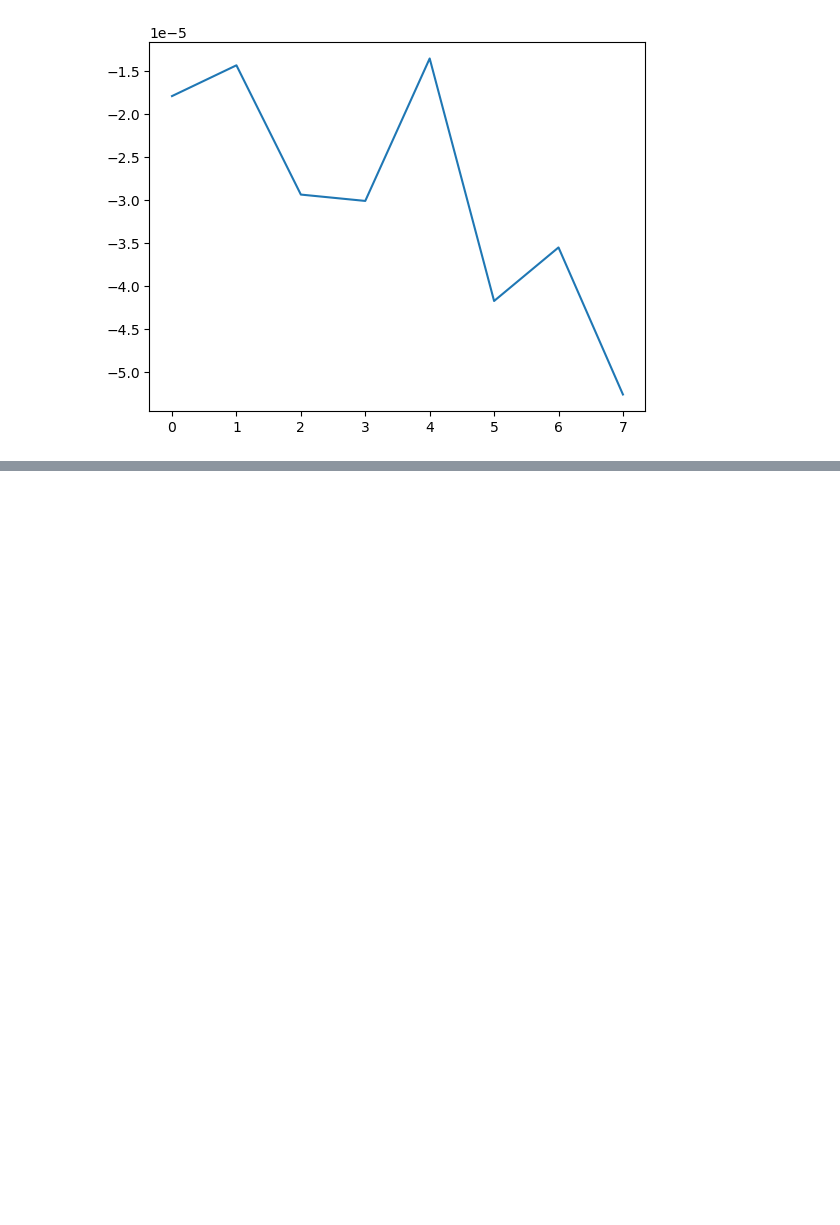
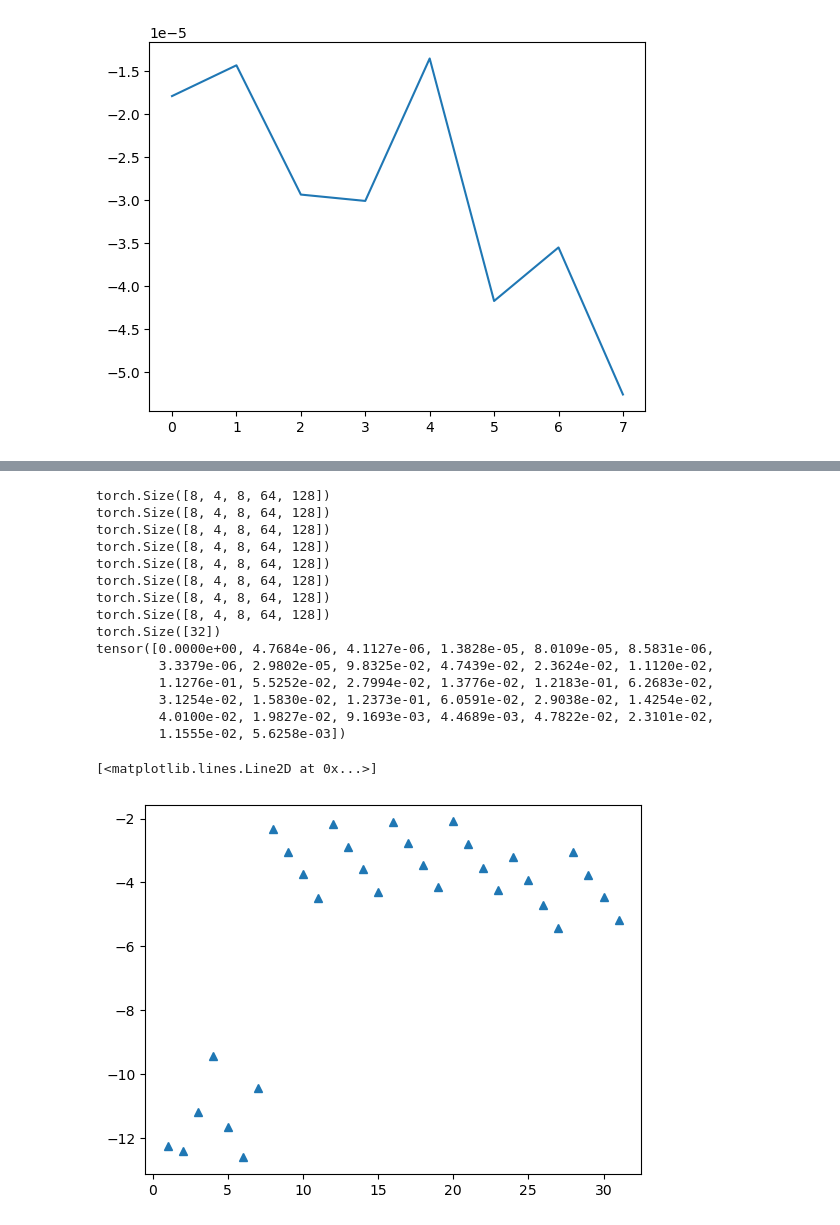
Before and after one commit to state-spaces/mamba, a Jupyter notebook: tests.ipynb, the cells around one changed output, grey strips where cells are left out. Saved outputs shown, nothing was run; the diff lists cells and outputs as text; code cells hidden in the pictures; blank space fills up the shorter version.

```diff
--- a/tests.ipynb
+++ b/tests.ipynb
@@ -326,0 +346,30 @@ plt.plot(ser_dict['passed_states'][0].sum(dim=(2,3,4))[1,:]-ser_dict['repassed_s
+# %%
+import matplotlib.pyplot as plt
+dist_dict['repassed_states4'] = [pass_states(dist_dict['dA_cumsum'][0],dist_dict['states'][0])[0].cpu()]
+for dA_cumsum, state, final_state in zip(dist_dict['dA_cumsum'][1:],dist_dict['states'][1:],dist_dict['updated_final_states']):
+    dist_dict['repassed_states4'].append(pass_states(dA_cumsum, state, final_state)[0].cpu())
+print(torch.concat(dist_dict['repassed_states4'], dim=1).sum(dim=(2,3,4))[1,:].shape)
+print((ser_dict['passed_states'][0].sum(dim=(2,3,4))[1,:]-torch.concat(dist_dict['repassed_states4'], dim=1).sum(dim=(2,3,4))[1,:]).abs())
+#plt.figure()
+#plt.title('serial vs chunked 8 gpu - reinit final states')
+plt.plot((ser_dict['passed_states'][0].sum(dim=(2,3,4))[1,:]-torch.concat(dist_dict['repassed_states4'], dim=1).sum(dim=(2,3,4))[1,:]).abs(),'^')
+#vlines = range(0,32,4)
+#plt.vlines(vlines,-0.00001,0.00001,'r',alpha=0.2)
+# %% [output]
+torch.Size([8, 4, 8, 64, 128])
+torch.Size([8, 4, 8, 64, 128])
+torch.Size([8, 4, 8, 64, 128])
+torch.Size([8, 4, 8, 64, 128])
+torch.Size([8, 4, 8, 64, 128])
+torch.Size([8, 4, 8, 64, 128])
+torch.Size([8, 4, 8, 64, 128])
+torch.Size([8, 4, 8, 64, 128])
+torch.Size([32])
+tensor([0.0000e+00, 4.7684e-06, 4.1127e-06, 1.3828e-05, 8.0109e-05, 8.5831e-06,
+        3.3379e-06, 2.9802e-05, 9.8325e-02, 4.7439e-02, 2.3624e-02, 1.1120e-02,
+        1.1276e-01, 5.5252e-02, 2.7994e-02, 1.3776e-02, 1.2183e-01, 6.2683e-02,
+        3.1254e-02, 1.5830e-02, 1.2373e-01, 6.0591e-02, 2.9038e-02, 1.4254e-02,
+        4.0100e-02, 1.9827e-02, 9.1693e-03, 4.4689e-03, 4.7822e-02, 2.3101e-02,
+        1.1555e-02, 5.6258e-03])
+[<matplotlib.lines.Line2D at 0x...>]
+[figure, added]
```
Also changed, not shown: parts of 16 cells of this notebook, 1 other file.
